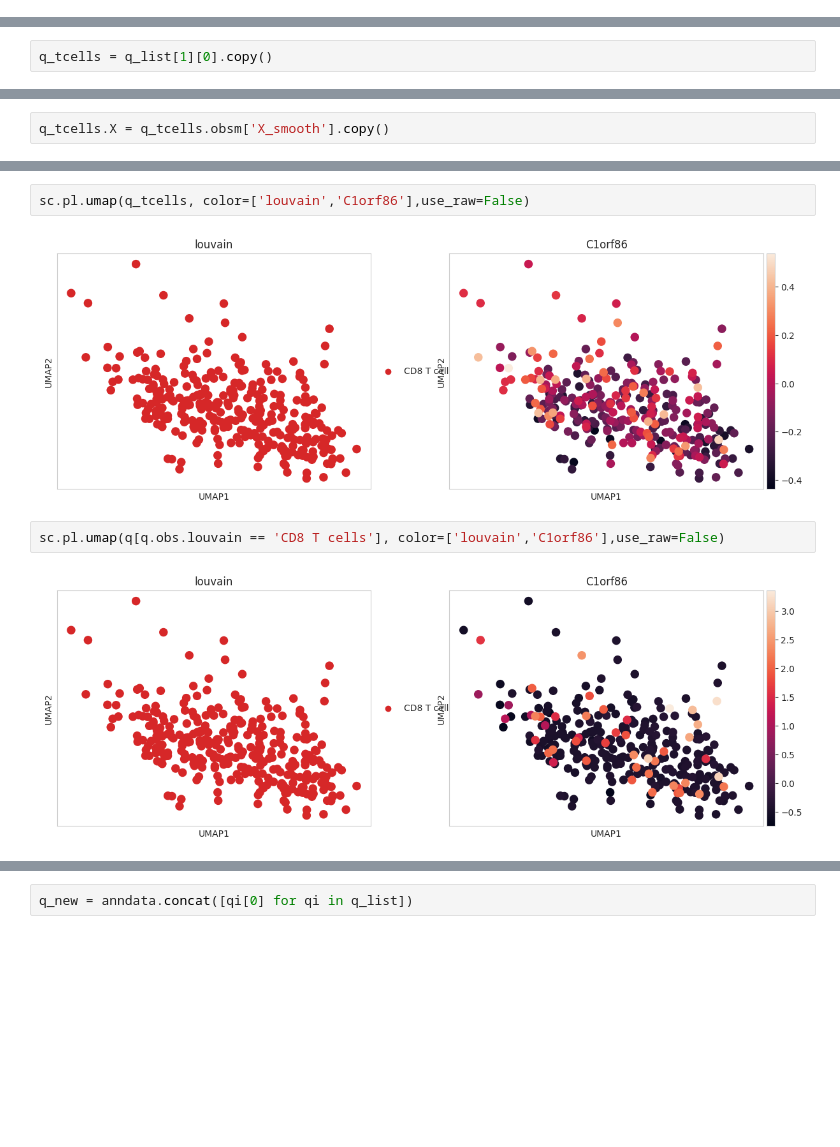
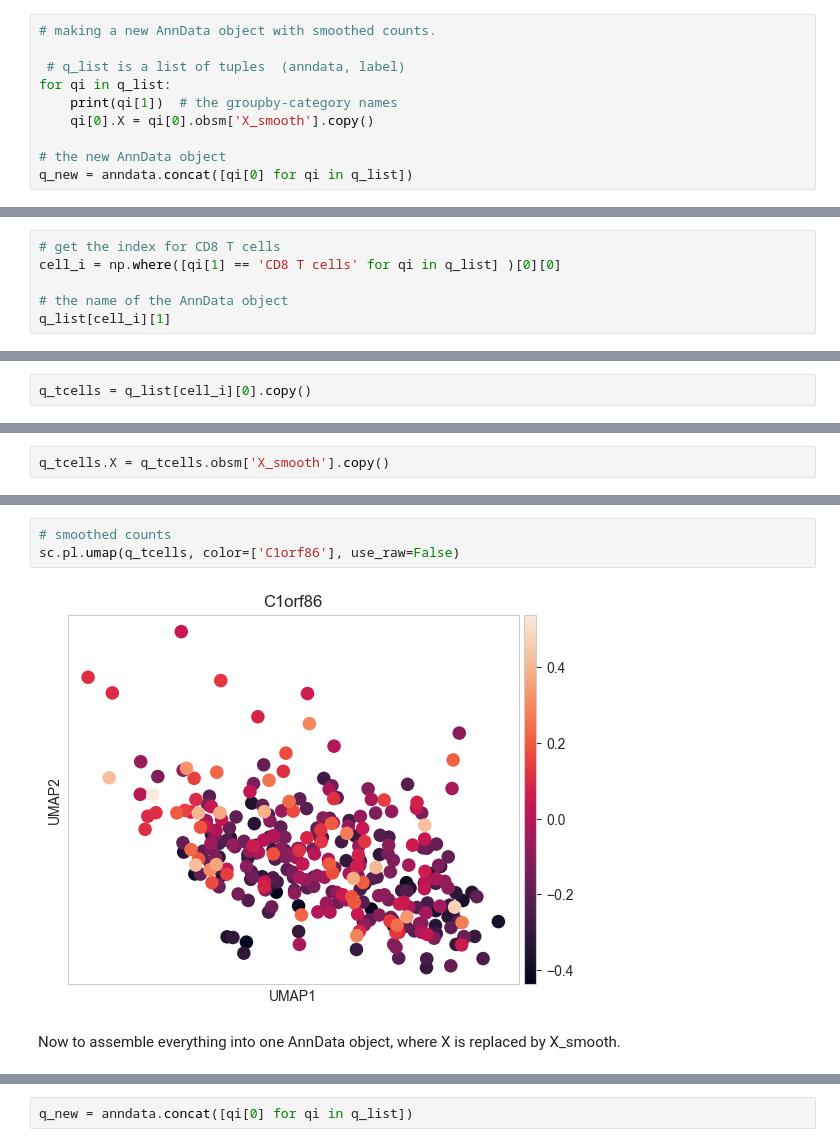
Before and after one commit to IlyaLab/gssnng, a Jupyter notebook: notebooks/gssnng_data_smoothing.ipynb, the cells around one changed output, grey strips where cells are left out. Drawn from its saved outputs; the diff is of its cells as text; blank space fills up the shorter version.

Commit message:
updated  smoothing notebook

```diff
--- a/notebooks/gssnng_data_smoothing.ipynb
+++ b/notebooks/gssnng_data_smoothing.ipynb
@@ -76,0 +73,10 @@ RECOMPUTING KNN
+# %%
+# making a new AnnData object with smoothed counts.
+
+ # q_list is a list of tuples  (anndata, label)
+for qi in q_list:
+    print(qi[1])  # the groupby-category names
+    qi[0].X = qi[0].obsm['X_smooth'].copy()
+
+# the new AnnData object
+q_new = anndata.concat([qi[0] for qi in q_list])
@@ -102,0 +112,6 @@ The result is a list of AnnData objects with an entry for each groupby group, he
+# %%
+# get the index for CD8 T cells
+cell_i = np.where([qi[1] == 'CD8 T cells' for qi in q_list] )[0][0]
+
+# the name of the AnnData object
+q_list[cell_i][1]
@@ -136,5 +133,5 @@ q[q.obs.louvain == 'CD8 T cells'].obs
 # %%
-q_tcells = q_list[1][0].copy()
+q_tcells = q_list[cell_i][0].copy()
 # %%
 q_tcells.obs
 # %% [output]
@@ -217,11 +235,10 @@ plt.show(fig)
 # %%
-sc.pl.umap(q_tcells, color=['louvain','C1orf86'],use_raw=False)
+# smoothed counts
+sc.pl.umap(q_tcells, color=['C1orf86'], use_raw=False)
 # %% [output]
-[figure, old version]
+[figure, new version]
-# %%
-sc.pl.umap(q[q.obs.louvain == 'CD8 T cells'], color=['louvain','C1orf86'],use_raw=False)
-# %% [output]
-[figure, removed]
+# %% [markdown]
+Now to assemble everything into one AnnData object, where X is replaced by X_smooth.
 # %%
  # q_list is a list of tuples
  for qi in q_list:
```
Also changed, not shown: parts of 45 cells of this notebook, 1 other file.
